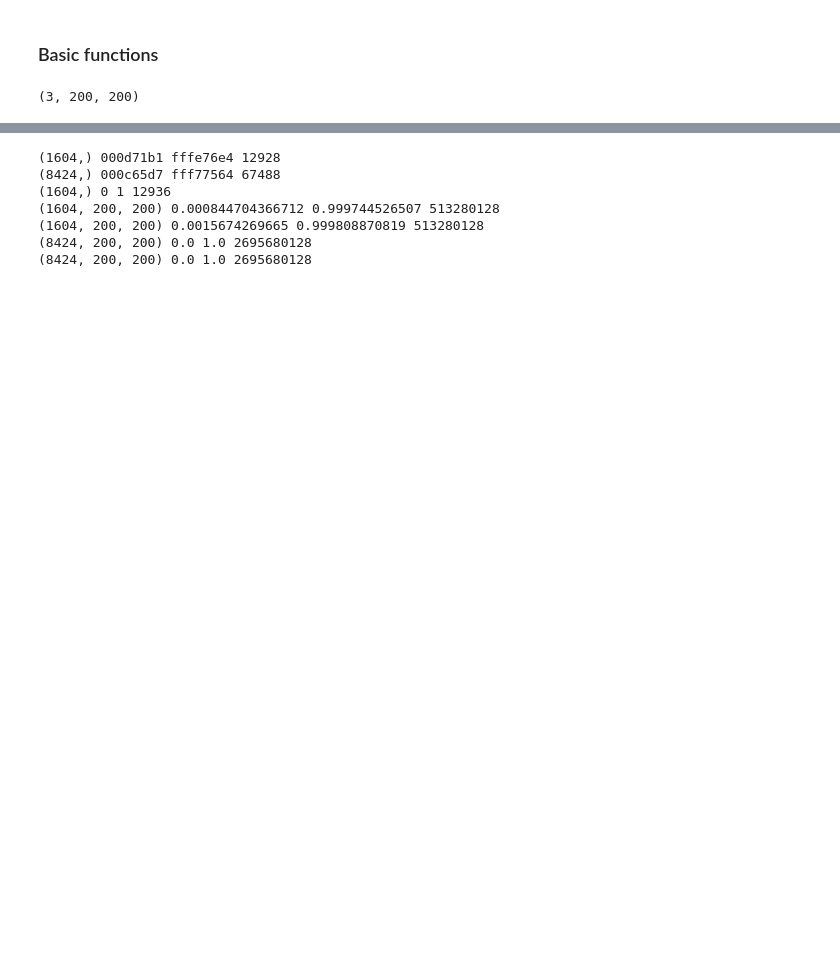
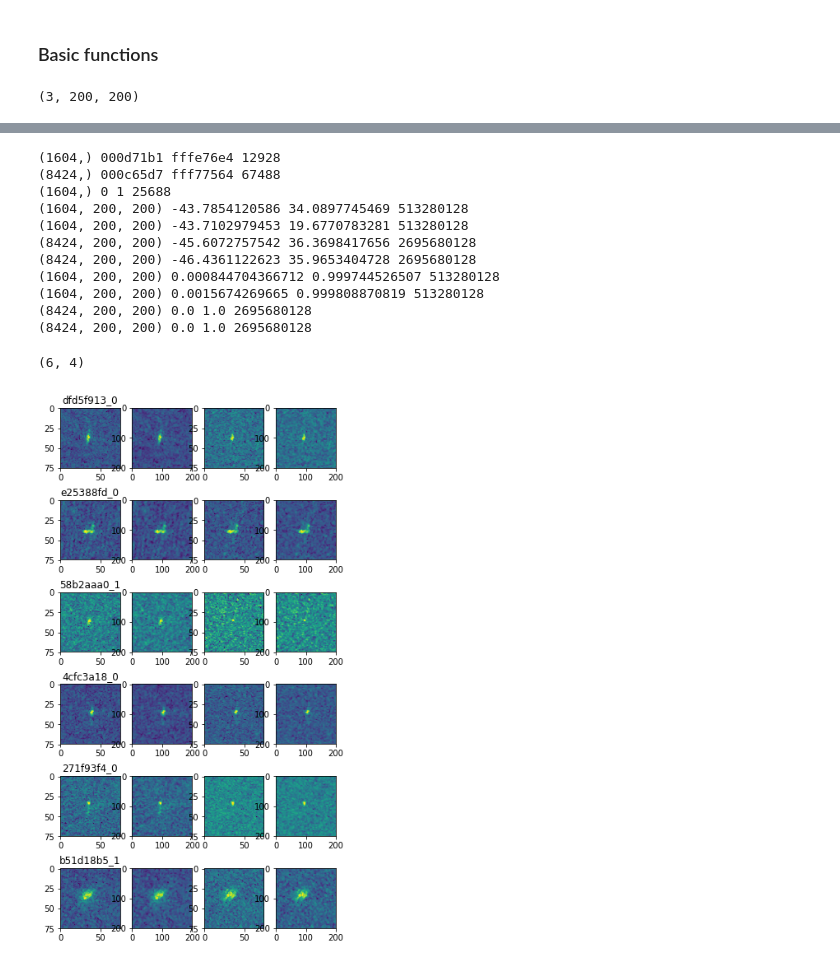
Before and after one commit to StudyExchange/Kaggle, a Jupyter notebook: statoil-iceberg-classifier-challenge/Image_Proccess_Resize.ipynb, the cells around one changed output, grey strips where cells are left out. Cells and saved outputs as stored; diff of their text form; code cells hidden in the pictures; blank space fills up the shorter version.

```diff
--- a/statoil-iceberg-classifier-challenge/Image_Proccess_Resize.ipynb
+++ b/statoil-iceberg-classifier-challenge/Image_Proccess_Resize.ipynb
@@ -114,0 +144,6 @@ Wall time: 5.42 s
+# %%
+%%time
+band1_data200 = resize_image(band1_data)
+band2_data200 = resize_image(band2_data)
+band1_test200 = resize_image(band1_test)
+band2_test200 = resize_image(band2_test)
@@ -139,6 +191,12 @@ Wall time: 39.8 s
 describe(id_data)
 describe(id_test)
 describe(y_data)
+
+describe(band1_data200)
+describe(band2_data200)
+describe(band1_test200)
+describe(band2_test200)
+
 describe(band1_data_gray200)
 describe(band2_data_gray200)
 describe(band1_test_gray200)
@@ -146,8 +204,17 @@ describe(band2_test_gray200)
 # %% [output]
 (1604,) 000d71b1 fffe76e4 12928
 (8424,) 000c65d7 fff77564 67488
-(1604,) 0 1 12936
+(1604,) 0 1 25688
+(1604, 200, 200) -43.7854120586 34.0897745469 513280128
+(1604, 200, 200) -43.7102979453 19.6770783281 513280128
+(8424, 200, 200) -45.6072757542 36.3698417656 2695680128
+(8424, 200, 200) -46.4361122623 35.9653404728 2695680128
 (1604, 200, 200) 0.000844704366712 0.999744526507 513280128
 (1604, 200, 200) 0.0015674269665 0.999808870819 513280128
 (8424, 200, 200) 0.0 1.0 2695680128
 (8424, 200, 200) 0.0 1.0 2695680128
+# %%
+show_data_images(6, 3, id_data, y_data, band1_data, band1_data200, band2_data, band2_data200)
+# %% [output]
+(6, 4)
+[figure, added]
```
Also changed, not shown: parts of 21 cells of this notebook, 29 other files.
